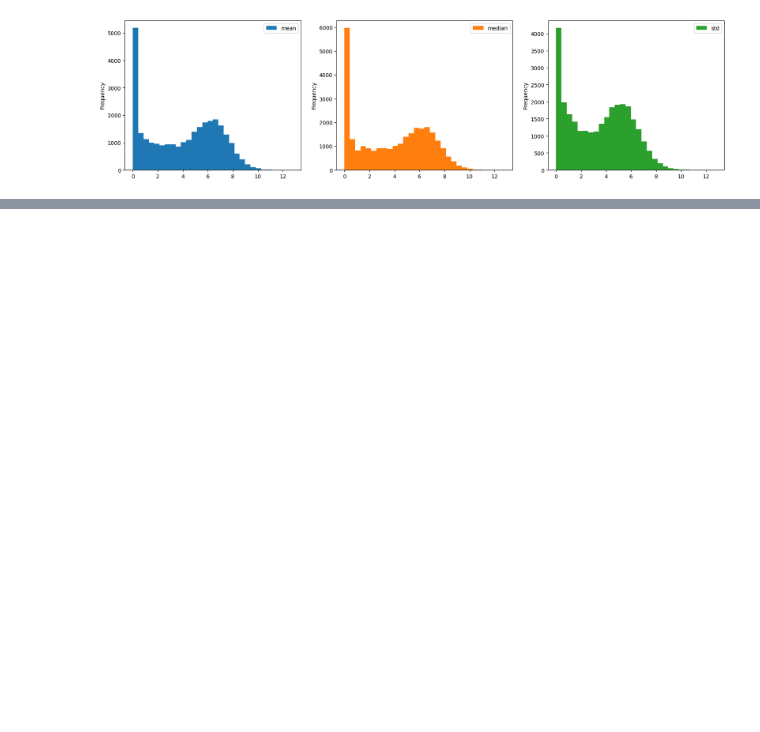
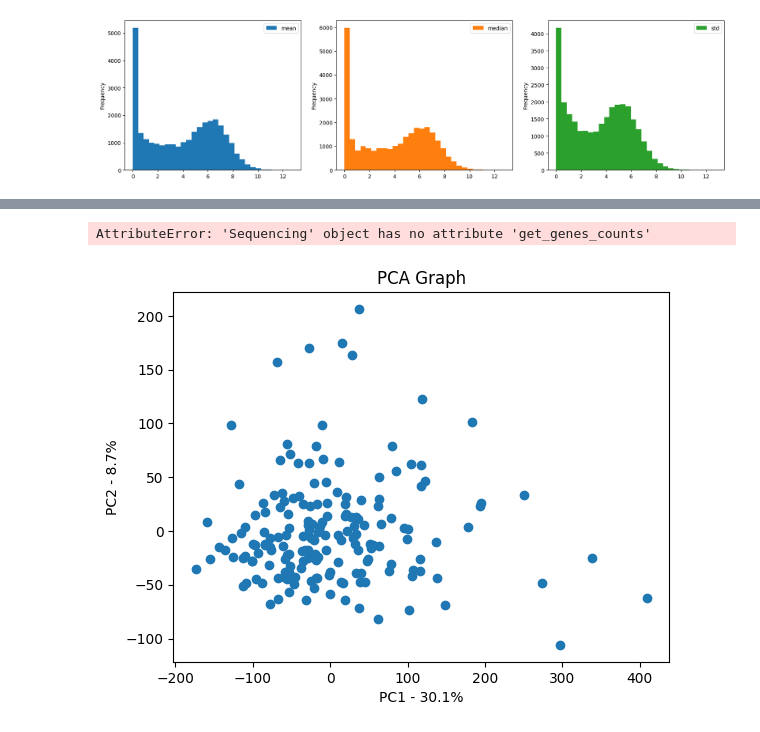
Before and after one commit to demic-dev/als-biomarker-identification-project, a Jupyter notebook: Report.ipynb, the cells around one changed output, grey strips where cells are left out. Drawn from its saved outputs; the diff is of its cells as text; code cells hidden in the pictures; blank space fills up the shorter version.

```diff
--- a/Report.ipynb
+++ b/Report.ipynb
@@ -258,0 +110,31 @@ log_= sequencing.log_transformation
+# %%
+sequencing.get_genes_counts().T
+# %% [output]
+AttributeError: 'Sequencing' object has no attribute 'get_genes_counts'
+# %%
+from sklearn.preprocessing import StandardScaler
+from sklearn.decomposition import PCA
+import numpy as np
+
+scaler2 = StandardScaler()
+scaled_genes2 = scaler2.fit_transform(sequencing.get_genes_counts())
+
+pca2 = PCA(n_components=20)
+pca2.fit(scaled_genes2)
+pca_data2 = pca2.transform(scaled_genes2)
+
+
+
+per_var2 = np.round(pca2.explained_variance_ratio_ * 100, decimals=1)
+labels2 = [f'PC{x}' for x in range(1, len(per_var2) + 1)]
+
+pca_df2 = pd.DataFrame(pca_data2, index=sequencing.get_genes_counts().index, columns=labels2)
+
+plt.scatter(pca_df2.PC1, pca_df2.PC2)
+plt.title('PCA Graph')
+plt.xlabel('PC1 - {0}%'.format(per_var2[0]))
+plt.ylabel('PC2 - {0}%'.format(per_var2[1]))
+
+plt.show()
+# %% [output]
+[figure, added]
```
Also changed, not shown: parts of 35 cells of this notebook, 6 other files.
